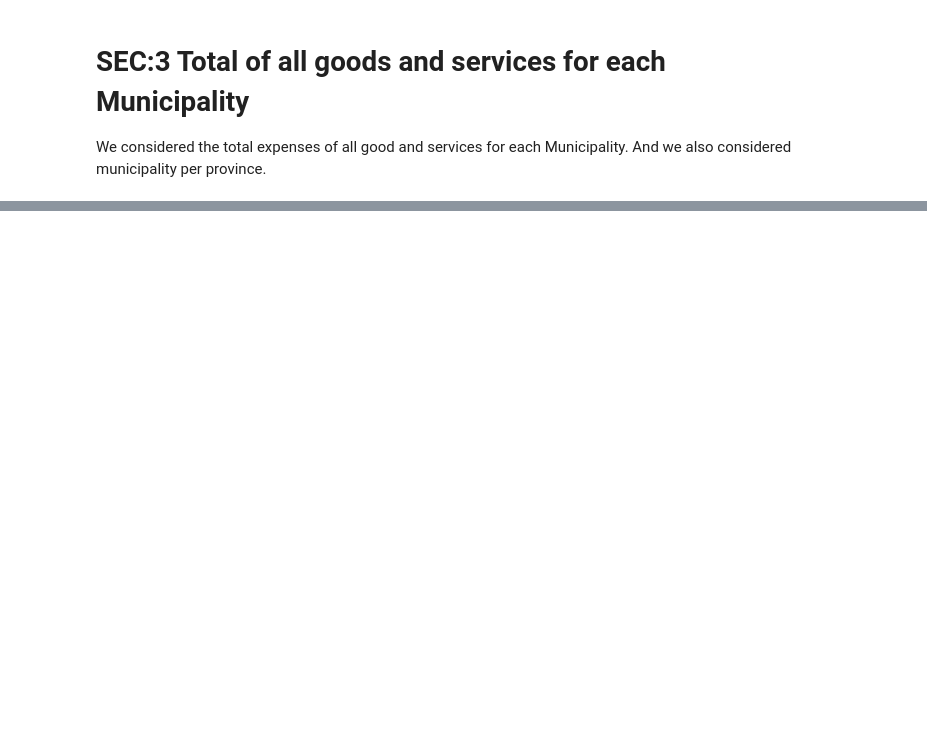
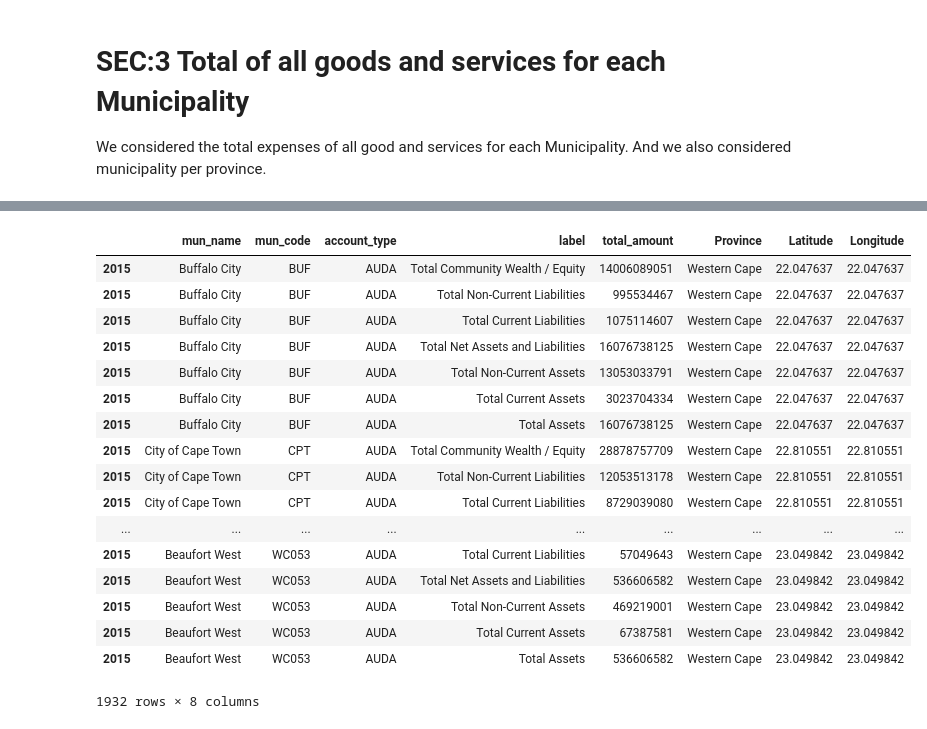
Before and after one commit to AnriSmith/DSIDE, a Jupyter notebook: Codes/Thabang/data_wrangling(municipal).ipynb, the cells around one changed output, grey strips where cells are left out. Saved outputs shown, nothing was run; the diff lists cells and outputs as text; code cells hidden in the pictures; blank space fills up the shorter version.

```diff
--- a/Codes/Thabang/data_wrangling(municipal).ipynb
+++ b/Codes/Thabang/data_wrangling(municipal).ipynb
@@ -78,6 +78,35 @@ def Filter(data, text, Column):
     data = data[data[Column].str.contains(word_filter, na = False)]
 
     return data
+# %%
+
+def Province_match(data1,data2):
+
+        """
+        Match each municipality to a province
+        """
+
+        data1 = data1.reset_index()
+        prov = []
+        c = 0.0
+
+        for i in np.arange(data1.shape[0]):
+
+            for j in np.arange(data2.shape[0]):
+
+
+                 if data1.loc[i,"mun_code"] == data2.loc[j,"Code"]:
+                    prov.append(data2.loc[j,"Province"])
+
+
+
+        data = pd.DataFrame(prov)
+
+        data1['Province'] = data
+        data1 = data1.set_index('index')
+        data1.index.name = None
+
+        return data1
 # %%
 # Path to files
 path16 = '/home/dside/Documents/Csir_project/EDA/Municipal/2016 '
@@ -182,3 +211,13 @@ df_debtor.head(n)
 |  | mun_name | mun_code | account_type | label | total_amount | province |
 | 2013 | Buffalo City | BUF | AUDA | Debtors Age Analysis By Income So... | 0 | KwaZulu-Natal |
 | 2013 | Buffalo City | BUF | AUDA | Trade and Other Receivables from ... | 272677143 | KwaZulu-Natal |
+# %%
+# add  province to roriginal data
+
+df_IncoExpe= Province_match(df_IncoExpe,prov_link)
+df_CasFlo= Province_match(df_CasFlo,prov_link)
+df_RepMianta= Province_match(df_RepMianta,prov_link)
+df_balancesheet = Province_match(df_balancesheet,prov_link)
+df_aged_creditor = Province_match(df_aged_creditor,prov_link)
+df_Wastefulexpense= Province_match(df_Wastefulexpense,prov_link)
+df_debtor= Province_match(df_debtor,prov_link)
@@ -217,0 +292,21 @@ prov_link.to_csv("/home/dside/Documents/Csir_project/Output/prov_link_NEW1.csv")
+# %%
+df_balancesheet_total.loc[2015]
+# %% [output]
+|  | mun_name | mun_code | account_type | label | total_amount | Province | Latitude | Longitude |
+| 2015 | Buffalo City | BUF | AUDA | Total Community Wealth / Equity | 14006089051 | Western Cape | 22.047637 | 22.047637 |
+| 2015 | Buffalo City | BUF | AUDA | Total Non-Current Liabilities | 995534467 | Western Cape | 22.047637 | 22.047637 |
+| 2015 | Buffalo City | BUF | AUDA | Total Current Liabilities | 1075114607 | Western Cape | 22.047637 | 22.047637 |
+| 2015 | Buffalo City | BUF | AUDA | Total Net Assets and Liabilities | 16076738125 | Western Cape | 22.047637 | 22.047637 |
+| 2015 | Buffalo City | BUF | AUDA | Total Non-Current Assets | 13053033791 | Western Cape | 22.047637 | 22.047637 |
+| 2015 | Buffalo City | BUF | AUDA | Total Current Assets | 3023704334 | Western Cape | 22.047637 | 22.047637 |
+| 2015 | Buffalo City | BUF | AUDA | Total Assets | 16076738125 | Western Cape | 22.047637 | 22.047637 |
+| 2015 | City of Cape Town | CPT | AUDA | Total Community Wealth / Equity | 28878757709 | Western Cape | 22.810551 | 22.810551 |
+| 2015 | City of Cape Town | CPT | AUDA | Total Non-Current Liabilities | 12053513178 | Western Cape | 22.810551 | 22.810551 |
+| 2015 | City of Cape Town | CPT | AUDA | Total Current Liabilities | 8729039080 | Western Cape | 22.810551 | 22.810551 |
+| ... | ... | ... | ... | ... | ... | ... | ... | ... |
+| 2015 | Beaufort West | WC053 | AUDA | Total Current Liabilities | 57049643 | Western Cape | 23.049842 | 23.049842 |
+| 2015 | Beaufort West | WC053 | AUDA | Total Net Assets and Liabilities | 536606582 | Western Cape | 23.049842 | 23.049842 |
+| 2015 | Beaufort West | WC053 | AUDA | Total Non-Current Assets | 469219001 | Western Cape | 23.049842 | 23.049842 |
+| 2015 | Beaufort West | WC053 | AUDA | Total Current Assets | 67387581 | Western Cape | 23.049842 | 23.049842 |
+| 2015 | Beaufort West | WC053 | AUDA | Total Assets | 536606582 | Western Cape | 23.049842 | 23.049842 |
+1932 rows × 8 columns
```
Also changed, not shown: parts of 23 cells of this notebook.
